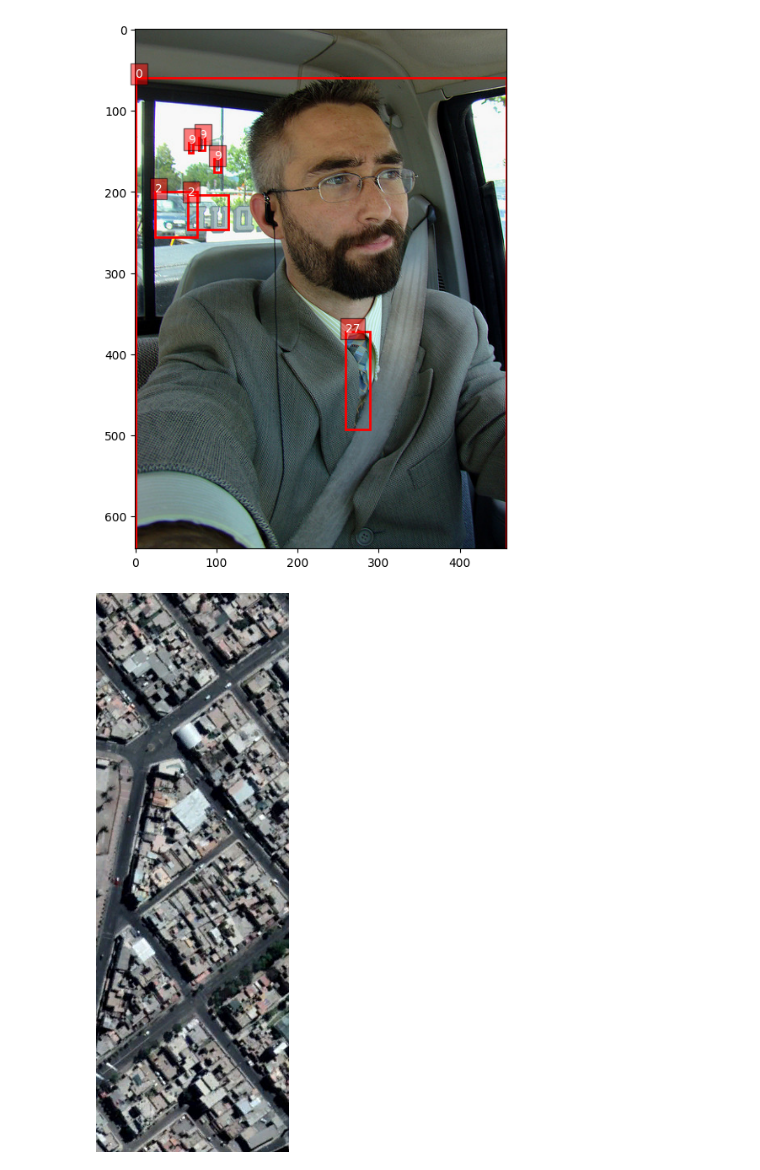
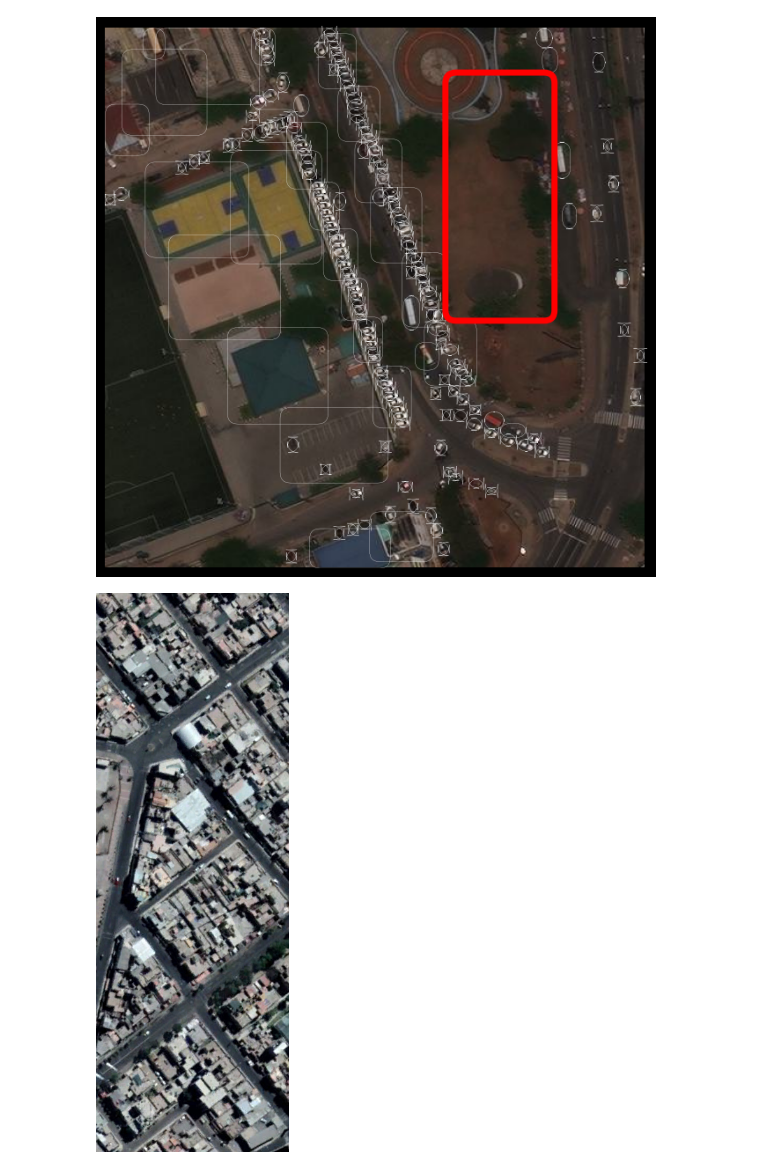
Before and after one commit to HichTala/Sandbox, a Jupyter notebook: background_dataset.ipynb, the cells around one changed output. Cells and saved outputs as stored; diff of their text form; code cells hidden in the pictures.

```diff
--- a/background_dataset.ipynb
+++ b/background_dataset.ipynb
@@ -43,4 +43,4 @@ def get_background_bboxes(background_bbox, handled_bbox, bboxes):
         if area(handled_bbox) > area(background_bbox):
             background_bbox[:] = handled_bbox
 # %%
-dataset = load_dataset("HichTala/coco")
+dataset = load_dataset("HichTala/artaxor_1shot_1")
@@ -46,0 +78,2 @@ dataset = load_dataset("HichTala/coco")
+# %%
+data = next(iter(dataset["train"]))
@@ -46,0 +85,7 @@ dataset = load_dataset("HichTala/coco")
+# %%
+labels = {}
+for data in dataset["validation"]:
+    label = data["label"]
+    if label not in labels:
+        labels[label] = 0
+    labels[label] += 1
@@ -56,0 +118,7 @@ sample['image_id']
+# %%
+sample = dataset['test'][290]
+image = sample['image']
+image_id = sample['image_id']
+bboxes = sample['objects']['bbox']
+bbox_ids = sample["objects"]["bbox_id"]
+labels = sample["objects"]["category"]
@@ -79,28 +157,30 @@ plt.show()
 # %%
 fig, ax = plt.subplots(1, figsize=(8, 8))
 ax.imshow(image)
 
 # Add bounding boxes
 for bbox, label in zip(bboxes, labels):
-    # x1, y1, x2, y2 = bbox
-    x1, y1, w, h = bbox
-    # w, h = x2 - x1, y2 - y1
-    rect = patches.Rectangle((x1, y1), w, h, linewidth=2,
-                             edgecolor="red", facecolor="none")
+    x1, y1, x2, y2 = bbox
+    # x1, y1, w, h = bbox
+    w, h = x2 - x1, y2 - y1
+    rect = patches.FancyBboxPatch((x1, y1), w, h, linewidth=0.2, boxstyle="round, rounding_size=10",
+                             edgecolor="white", facecolor="none")
     ax.add_patch(rect)
-    ax.text(x1, y1, label, color="white", fontsize=10,
-            bbox=dict(facecolor="red", alpha=0.5))
+    # ax.text(x1, y1, label, color="white", fontsize=10,
+    #         bbox=dict(facecolor="red", alpha=0.5))
 
-# x1, y1, x2, y2 = background_bbox
-# w, h = x2 - x1, y2 - y1
-# rect = patches.Rectangle((x1, y1), w, h, linewidth=2,
-#                          edgecolor="green", facecolor="none")
-# ax.add_patch(rect)
-
-# plt.axis("off")
+x1, y1, x2, y2 = background_bbox
+w, h = x2 - x1, y2 - y1
+rect = patches.FancyBboxPatch((x1, y1), w, h, linewidth=5, boxstyle="round, rounding_size=10",
+                         edgecolor="red", facecolor="none")
+ax.add_patch(rect)
+plt.margins(0)
+plt.axis("off")
+plt.savefig("filename.png", bbox_inches = 'tight',
+    pad_inches = 0)
 plt.show()
 # %% [output]
-[figure, old version]
+[figure, new version]
 # %%
 fig, ax = plt.subplots(1, figsize=(8, 8))
 ax.imshow(image)
```
Also changed, not shown: parts of 17 cells of this notebook, 1 other file.
